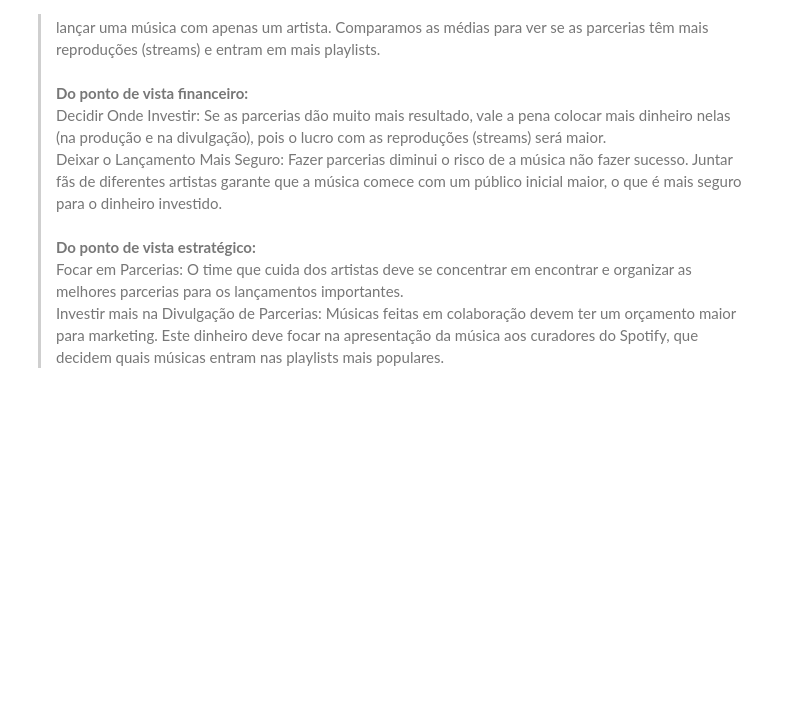
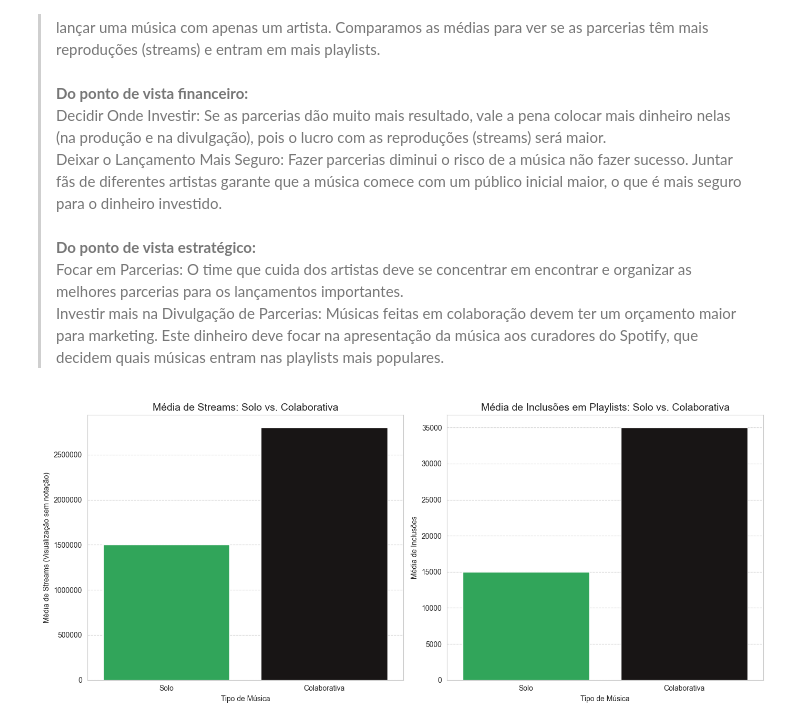
Before and after one commit to alyciandrade/CienciaDeDados, a Jupyter notebook: notebooks/charts-spotify.ipynb, the cells around one changed output. Saved outputs shown, nothing was run; the diff lists cells and outputs as text; code cells hidden in the pictures; blank space fills up the shorter version.

```diff
--- a/notebooks/charts-spotify.ipynb
+++ b/notebooks/charts-spotify.ipynb
@@ -581,3 +581,87 @@ plt.show()
 # %% [markdown]
 ### 6 - Músicas com Parcerias (Colaborações) dão mais Retorno que Músicas Solo?
 > Esta pergunta nos ajuda a saber se juntar vários artistas em uma música é melhor para o sucesso do que lançar uma música com apenas um artista. Comparamos as médias para ver se as parcerias têm mais reproduções (streams) e entram em mais playlists.<br><br>**Do ponto de vista financeiro:**<br>Decidir Onde Investir: Se as parcerias dão muito mais resultado, vale a pena colocar mais dinheiro nelas (na produção e na divulgação), pois o lucro com as reproduções (streams) será maior.<br>Deixar o Lançamento Mais Seguro: Fazer parcerias diminui o risco de a música não fazer sucesso. Juntar fãs de diferentes artistas garante que a música comece com um público inicial maior, o que é mais seguro para o dinheiro investido.<br><br>**Do ponto de vista estratégico:**<br>Focar em Parcerias: O time que cuida dos artistas deve se concentrar em encontrar e organizar as melhores parcerias para os lançamentos importantes.<br>Investir mais na Divulgação de Parcerias: Músicas feitas em colaboração devem ter um orçamento maior para marketing. Este dinheiro deve focar na apresentação da música aos curadores do Spotify, que decidem quais músicas entram nas playlists mais populares.
+# %%
+data_exemplo = {
+    'Tipo de Música': ['Solo', 'Colaborativa'],
+    'Média de Streams': [1500000, 2800000],
+    'Média de Inclusões em Playlists': [15000, 35000]
+}
+dados_agrupados = pd.DataFrame(data_exemplo)
+
+
+
+sns.set_style("whitegrid")
+plt.figure(figsize=(14, 6))
+
+palette = {'Solo': '#1DB954', 'Colaborativa': '#191414'}
+hue_order = ['Solo', 'Colaborativa']
+
+
+plt.subplot(1, 2, 1)
+sns.barplot(
+    x='Tipo de Música',
+    y='Média de Streams',
+    data=dados_agrupados,
+    palette=palette,
+    hue='Tipo de Música',
+    hue_order=hue_order,
+    legend=False
+)
+plt.title('Média de Streams: Solo vs. Colaborativa', fontsize=14)
+plt.xlabel('Tipo de Música')
+plt.ylabel('Média de Streams (Visualização sem notação)')
+plt.ticklabel_format(style='plain', axis='y')
+plt.grid(axis='y', linestyle='--')
+
+
+plt.subplot(1, 2, 2)
+sns.barplot(
+    x='Tipo de Música',
+    y='Média de Inclusões em Playlists',
+    data=dados_agrupados,
+    palette=palette,
+    hue='Tipo de Música',
+    hue_order=hue_order,
+    legend=False
+)
+plt.title('Média de Inclusões em Playlists: Solo vs. Colaborativa', fontsize=14)
+plt.xlabel('Tipo de Música')
+plt.ylabel('Média de Inclusões')
+plt.grid(axis='y', linestyle='--')
+
+plt.tight_layout()
+plt.show()
+
+
+
+print("\n CONCLUSÃO")
+
+
+if 'Solo' in dados_agrupados['Tipo de Música'].values and 'Colaborativa' in dados_agrupados['Tipo de Música'].values:
+    streams_solo = dados_agrupados[dados_agrupados['Tipo de Música'] == 'Solo']['Média de Streams'].iloc[0]
+    streams_colab = dados_agrupados[dados_agrupados['Tipo de Música'] == 'Colaborativa']['Média de Streams'].iloc[0]
+
+    playlists_solo = dados_agrupados[dados_agrupados['Tipo de Música'] == 'Solo']['Média de Inclusões em Playlists'].iloc[0]
+    playlists_colab = dados_agrupados[dados_agrupados['Tipo de Música'] == 'Colaborativa']['Média de Inclusões em Playlists'].iloc[0]
+
+    colab_vence_streams = streams_colab > streams_solo
+    colab_vence_playlists = playlists_colab > playlists_solo
+
+    if colab_vence_streams and colab_vence_playlists:
+        print(f"RESPOSTA: **SIM**. Músicas com colaboração superam as músicas solo em média de Streams e de Inclusões em Playlists.")
+        print(f"* Streams: Média Colaborativa ({streams_colab:,.0f}) > Média Solo ({streams_solo:,.0f}).")
+        print(f"* Playlists: Média Colaborativa ({playlists_colab:,.0f}) > Média Solo ({playlists_solo:,.0f}).")
+        print("Isso sugere que combinar bases de fãs e o apelo de curadoria de múltiplos artistas amplifica o sucesso.")
+    elif colab_vence_streams:
+        print(f"RESPOSTA: **PARCIALMENTE**. Músicas colaborativas vencem em Streams, mas não em Playlists.")
+        print(f"* Streams: Média Colaborativa ({streams_colab:,.0f}) é maior que a Solo ({streams_solo:,.0f}).")
+        print("* Playlists: A diferença é mínima ou a Solo é maior.")
+    else:
+        print(f"RESPOSTA: **NÃO**. Músicas Solo (ou ambas) têm melhor desempenho na média.")
+        print(f"* Streams: Média Colaborativa ({streams_colab:,.0f}) é menor que a Solo ({streams_solo:,.0f}).")
+        print("Isso pode indicar que o volume de faixas Solo é mais eficiente.")
+else:
+    print("CONCLUSÃO: Dados insuficientes (faltam as categorias 'Solo' e/ou 'Colaborativa').")
+# %% [output]
+[figure, added]
```
Also changed, not shown: parts of 1 cell of this notebook.
